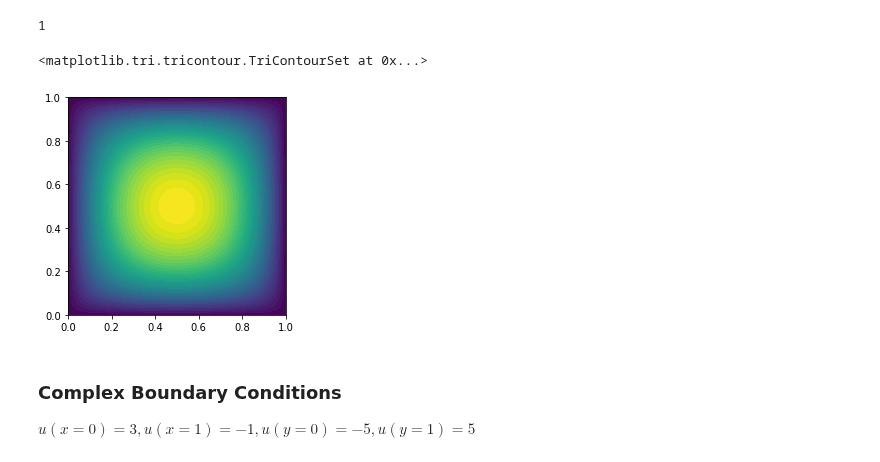
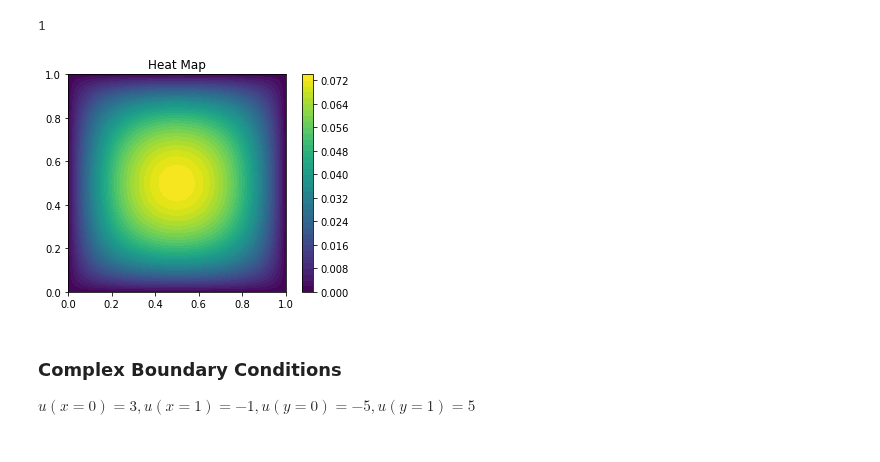
Before and after one commit to algorythmist/computational-physics, a Jupyter notebook: fenics_square.ipynb, the cells around one changed output. Saved outputs shown, nothing was run; the diff lists cells and outputs as text; code cells hidden in the pictures.

```diff
--- a/fenics_square.ipynb
+++ b/fenics_square.ipynb
@@ -58,11 +59,13 @@ solve(A, u0_sol.vector(), b)
 # %%
 # Easier way to put it together
 solve(left_integrand == right_integrand, u0_sol, BC_square)
-# %%
-plot(u0_sol)
-# %% [output]
-<matplotlib.tri.tricontour.TriContourSet at 0x...>
-[figure, removed]
+# %%
+p = plot(u0_sol)
+plt.title('Heat Map')
+plt.colorbar(p)
+plt.show()
+# %% [output]
+[figure, added]
 # %% [markdown]
 ### Complex Boundary Conditions
 
```
Also changed, not shown: parts of 4 cells of this notebook, 1 other file.
